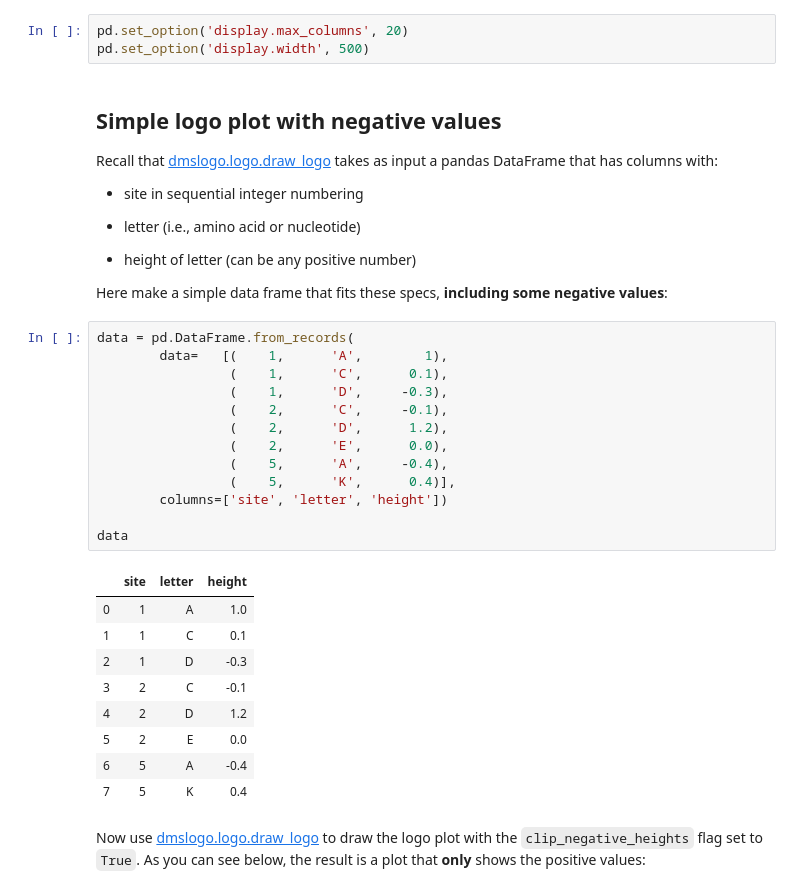
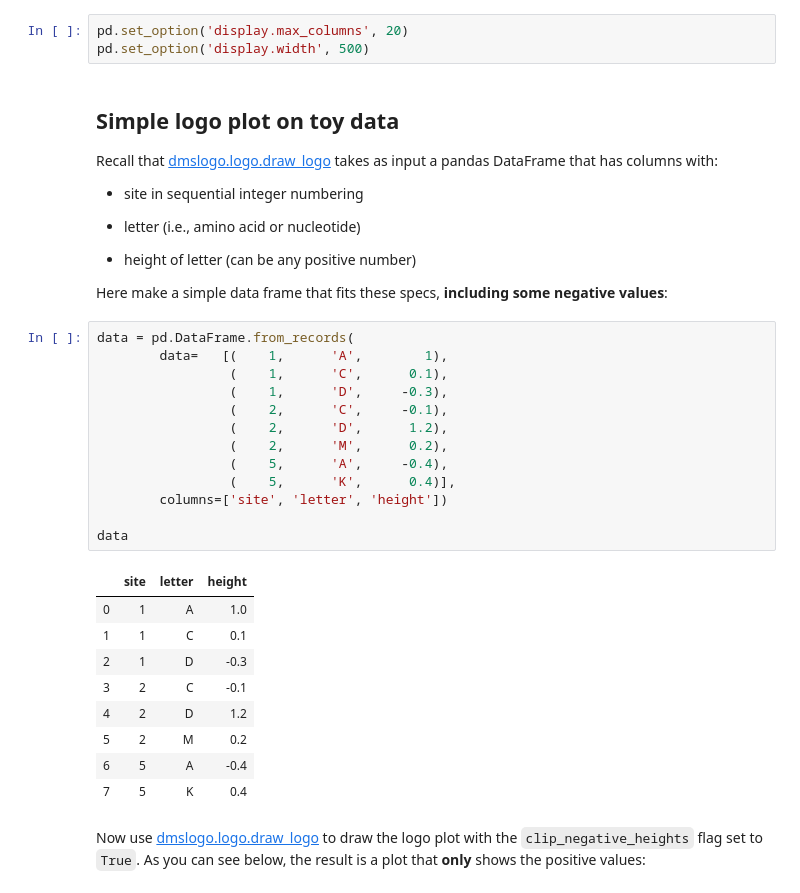
Before and after one commit to jbloomlab/dmslogo, a Jupyter notebook: notebooks/negative_values.ipynb, the cells around one changed output. Drawn from its saved outputs; the diff is of its cells as text.

```diff
--- a/notebooks/negative_values.ipynb
+++ b/notebooks/negative_values.ipynb
@@ -20,7 +21,7 @@ Set options to display pandas DataFrames:
 pd.set_option('display.max_columns', 20)
 pd.set_option('display.width', 500)
 # %% [markdown]
-## Simple logo plot with negative values
+## Simple logo plot on toy data
 
 Recall that [dmslogo.logo.draw_logo](https://jbloomlab.github.io/dmslogo/dmslogo.logo.html#dmslogo.logo.draw_logo) takes as input a pandas DataFrame that has columns with:
 
@@ -34,24 +35,24 @@ Here make a simple data frame that fits these specs, **including some negative v
 # %%
 data = pd.DataFrame.from_records(
         data=   [(    1,      'A',        1),
                  (    1,      'C',      0.1),
                  (    1,      'D',     -0.3),
                  (    2,      'C',     -0.1),
                  (    2,      'D',      1.2),
-                 (    2,      'E',      0.0),
+                 (    2,      'M',      0.2),
                  (    5,      'A',     -0.4),
                  (    5,      'K',      0.4)],
         columns=['site', 'letter', 'height'])
 
 data
 # %% [output]
 |  | site | letter | height |
 | 0 | 1 | A | 1.0 |
 | 1 | 1 | C | 0.1 |
 | 2 | 1 | D | -0.3 |
 | 3 | 2 | C | -0.1 |
 | 4 | 2 | D | 1.2 |
-| 5 | 2 | E | 0.0 |
+| 5 | 2 | M | 0.2 |
 | 6 | 5 | A | -0.4 |
 | 7 | 5 | K | 0.4 |
 # %% [markdown]
```
Also changed, not shown: parts of 13 cells of this notebook, 1 other file.
